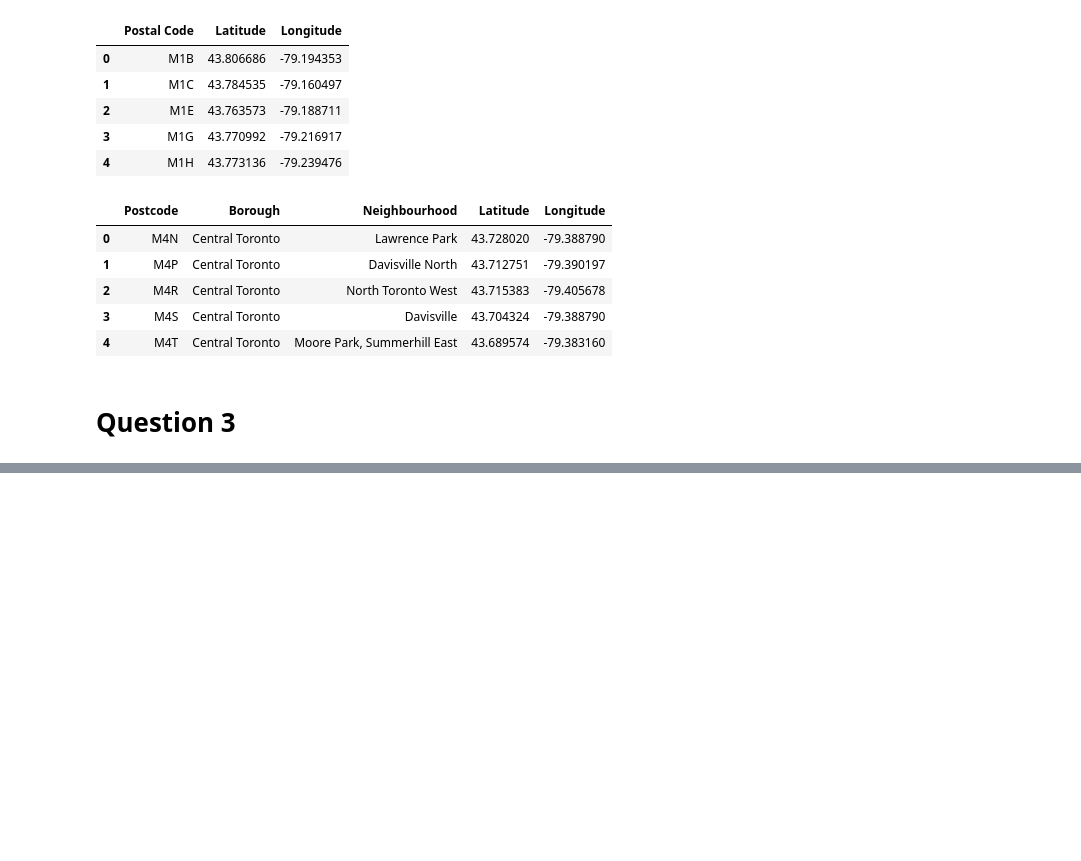
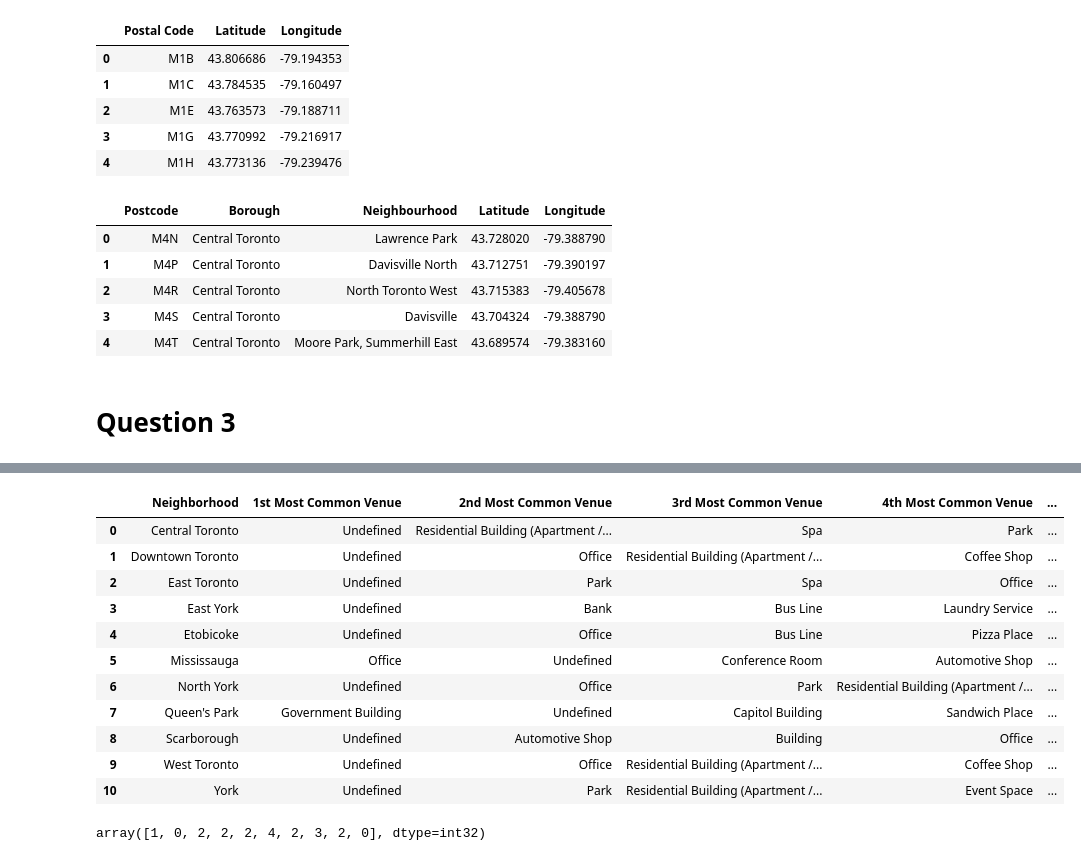
Before and after one commit to jhullick/data-science, a Jupyter notebook: Assignment 1.ipynb, the cells around one changed output, grey strips where cells are left out. Saved outputs shown, nothing was run; the diff lists cells and outputs as text; code cells hidden in the pictures; blank space fills up the shorter version.

```diff
--- a/Assignment 1.ipynb
+++ b/Assignment 1.ipynb
@@ -192,0 +361,12 @@ map_toronto
+# %%
+num_top_venues = 5
+
+for hood in toronto_grouped['Neighborhood']:
+    print("----"+hood+"----")
+    temp = toronto_grouped[toronto_grouped['Neighborhood'] == hood].T.reset_index()
+    temp.columns = ['venue','freq']
+    temp = temp.iloc[1:]
+    temp['freq'] = temp['freq'].astype(float)
+    temp = temp.round({'freq': 2})
+    print(temp.sort_values('freq', ascending=False).reset_index(drop=True).head(num_top_venues))
+    print('\n')
@@ -192,0 +391,50 @@ map_toronto
+# %%
+def return_most_common_venues(row, num_top_venues):
+    row_categories = row.iloc[1:]
+    row_categories_sorted = row_categories.sort_values(ascending=False)
+
+    return row_categories_sorted.index.values[0:num_top_venues]
+# %%
+num_top_venues = 10
+
+indicators = ['st', 'nd', 'rd']
+
+# create columns according to number of top venues
+columns = ['Neighborhood']
+for ind in np.arange(num_top_venues):
+    try:
+        columns.append('{}{} Most Common Venue'.format(ind+1, indicators[ind]))
+    except:
+        columns.append('{}th Most Common Venue'.format(ind+1))
+
+# create a new dataframe
+neighborhoods_venues_sorted = pd.DataFrame(columns=columns)
+neighborhoods_venues_sorted['Neighborhood'] = toronto_grouped['Neighborhood']
+
+for ind in np.arange(toronto_grouped.shape[0]):
+    neighborhoods_venues_sorted.iloc[ind, 1:] = return_most_common_venues(toronto_grouped.iloc[ind, :], num_top_venues)
+
+neighborhoods_venues_sorted
+# %% [output]
+|  | Neighborhood | 1st Most Common Venue | 2nd Most Common Venue | 3rd Most Common Venue | 4th Most Common Venue | ... |
+| 0 | Central Toronto | Undefined | Residential Building (Apartment /... | Spa | Park | ... |
+| 1 | Downtown Toronto | Undefined | Office | Residential Building (Apartment /... | Coffee Shop | ... |
+| 2 | East Toronto | Undefined | Park | Spa | Office | ... |
+| 3 | East York | Undefined | Bank | Bus Line | Laundry Service | ... |
+| 4 | Etobicoke | Undefined | Office | Bus Line | Pizza Place | ... |
+| 5 | Mississauga | Office | Undefined | Conference Room | Automotive Shop | ... |
+| 6 | North York | Undefined | Office | Park | Residential Building (Apartment /... | ... |
+| 7 | Queen's Park | Government Building | Undefined | Capitol Building | Sandwich Place | ... |
+| 8 | Scarborough | Undefined | Automotive Shop | Building | Office | ... |
+| 9 | West Toronto | Undefined | Office | Residential Building (Apartment /... | Coffee Shop | ... |
+| 10 | York | Undefined | Park | Residential Building (Apartment /... | Event Space | ... |
+# %%
+kclusters = 5
+
+toronto_grouped_clustering = toronto_grouped.drop('Neighborhood',1)
+
+kmeans = KMeans(n_clusters=kclusters, random_state=0).fit(toronto_grouped_clustering)
+
+kmeans.labels_[0:10]
+# %% [output]
+array([1, 0, 2, 2, 2, 4, 2, 3, 2, 0], dtype=int32)
```
Also changed, not shown: parts of 25 cells of this notebook.
